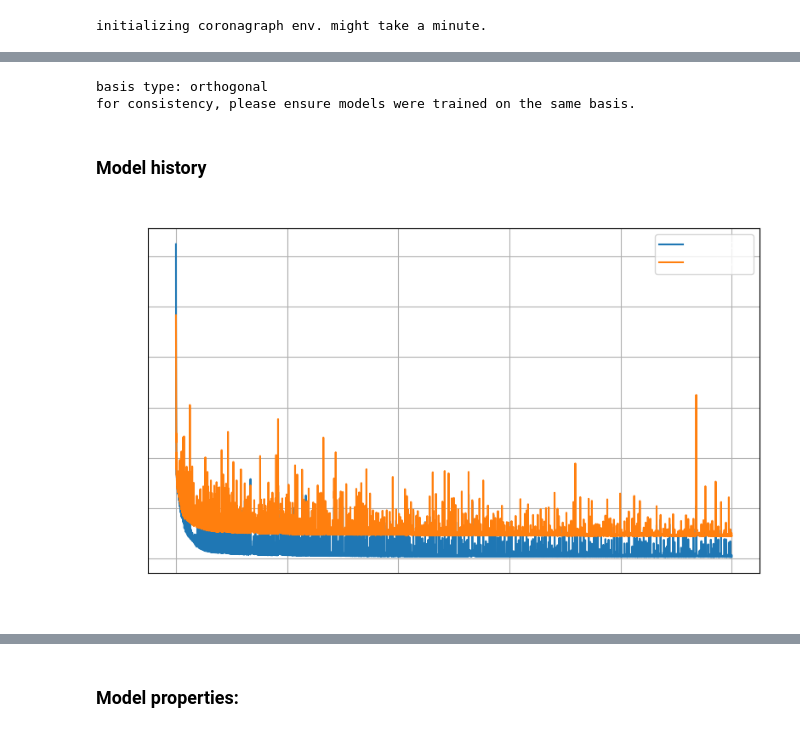
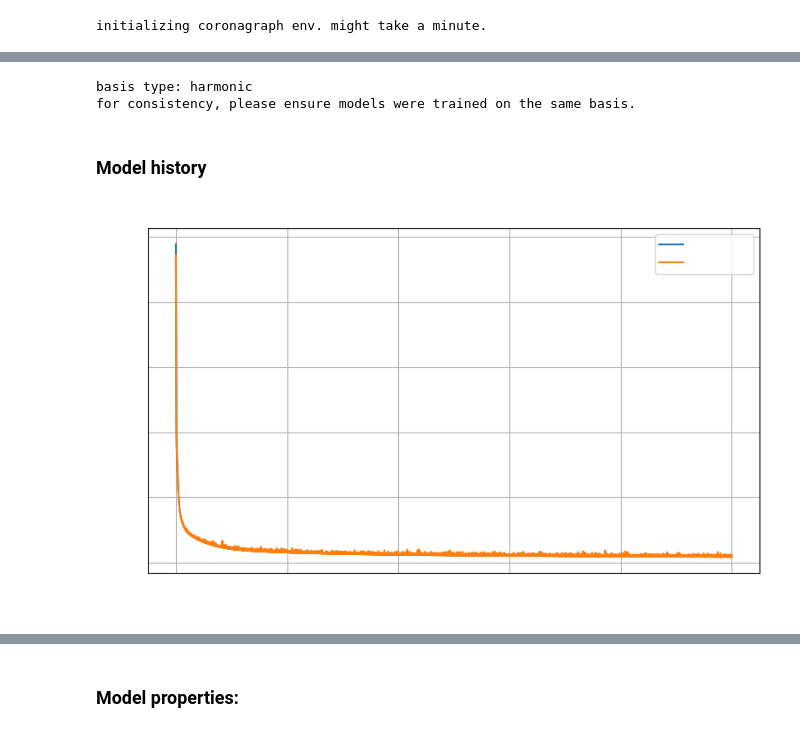
Before and after one commit to AlexeiKorolev/NASA-RL-Wavefront-Control, a Jupyter notebook: RL/evaluate_model.ipynb, the cells around one changed output, grey strips where cells are left out. Saved outputs shown, nothing was run; the diff lists cells and outputs as text; code cells hidden in the pictures.

Commit message:
train job did not support cnn!!

```diff
--- a/RL/evaluate_model.ipynb
+++ b/RL/evaluate_model.ipynb
@@ -31,7 +31,7 @@ with open(paths_path, 'r') as f:
 #     "split vector std dev 0": r"A:\Projects\DM + RL\RL\jobs\20251121_234802\exp-fc1-zscore-ep10000-bs2048-lr1e-3-s42-h512-256-128-images-dc100000",
 # }
 
-model_name = "large mlp"
+model_name = "small cnn"
 
 path = paths[model_name]
 # path = r'jobs\20251111_165459\exp-fc1-zscore-ep10000-bs2048-lr1e-3-s42-h512-256-128'
@@ -188,7 +243,7 @@ env_config
 print(f"basis type: {env.basis}")
 print(f"for consistency, please ensure models were trained on the same basis.")
 # %% [output]
-basis type: orthogonal
+basis type: harmonic
 for consistency, please ensure models were trained on the same basis.
 # %%
 import matplotlib as mpl
@@ -204,23 +259,23 @@ mpl.rcParams['ytick.color'] = TEXT_COLOR    # For y-axis tick labels
 # %%
 history = metrics_data['history']
 train = history.get('train_loss', [])
 val = history.get('val_loss', [])
 
 plt.figure(figsize=(8,5))
 plt.plot(range(1, len(train)+1), train, label='train_loss')
 if val:
     plt.plot(range(1, len(val)+1), val, label='val_loss')
 plt.xlabel('Epoch')
 plt.ylabel('Loss')
 
-plt.title(f'Training / Validation Loss model: {metrics_data["args"]["fc1_hidden"]}')
+plt.title(f'Training / Validation Loss model: {model_name}')
 plt.legend()
 plt.grid(True)
 plt.tight_layout()
 plt.savefig(f'images/training_validation_loss {metrics_data["args"]["fc1_hidden"]}.png', transparent=True)
 plt.show()
 # %% [output]
-[figure, old version]
+[figure, new version]
 # %%
 env_config
 # %% [output]
```
Also changed, not shown: parts of 9 cells of this notebook, 17 other files.
